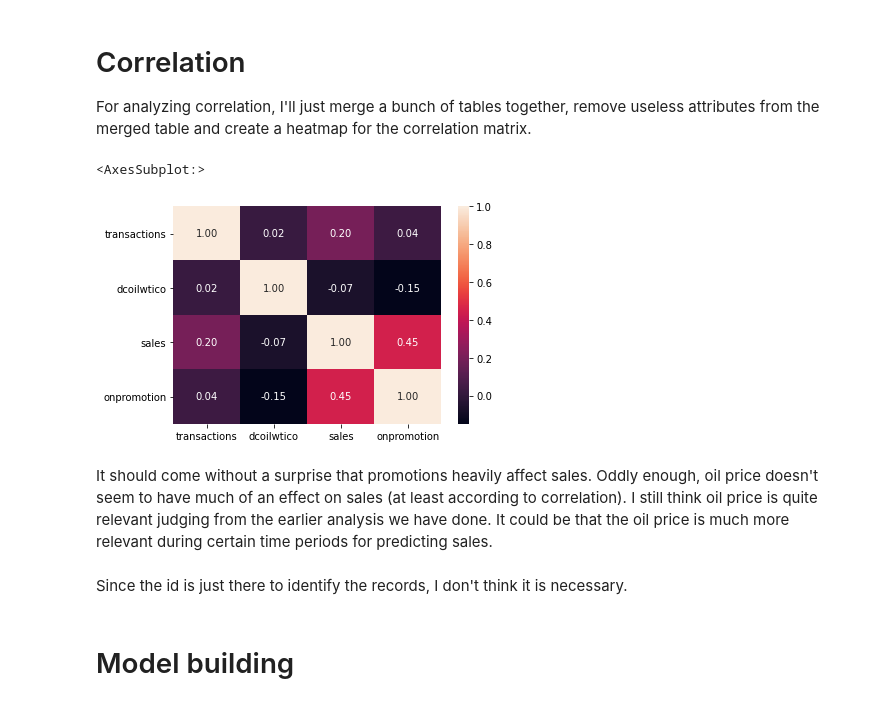
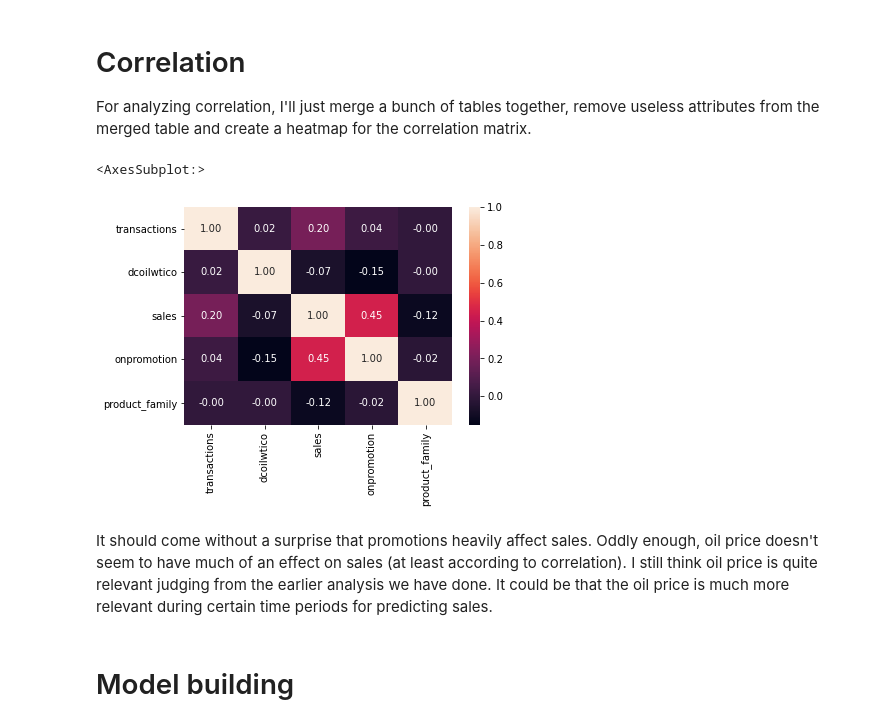
Before and after one commit to HelloWorld183L/EDA_Work, a Jupyter notebook: salestimeseries.ipynb, the cells around one changed output. Drawn from its saved outputs; the diff is of its cells as text; code cells hidden in the pictures.

```diff
--- a/salestimeseries.ipynb
+++ b/salestimeseries.ipynb
@@ -913,5 +894,5 @@ train_merged_df
 # %% [markdown]
 In order to use product_family, it will need encoding. We will use a LabelEncoder for this as the cardinality for one hot encoding would be far too much.
 # %%
-train_merged_df.drop('index', axis=1, inplace=True)
-test_merged_df.drop('index', axis=1, inplace=True)
+train_merged_df.drop(['index', 'id'], axis=1, inplace=True)
+test_merged_df.drop('id', axis=1, inplace=True)
@@ -921,10 +917,10 @@ KeyError: "['index'] not found in axis"
 # Correlation
 For analyzing correlation, I'll just merge a bunch of tables together, remove useless attributes from the merged table and create a heatmap for the correlation matrix.
 # %%
-trimmed_train_merged_df = train_merged_df[['transactions', 'dcoilwtico', 'sales', 'onpromotion']]
+trimmed_train_merged_df = train_merged_df[['transactions', 'dcoilwtico', 'sales', 'onpromotion', 'product_family']]
 sns.heatmap(trimmed_train_merged_df.corr(), annot=True, fmt='.2f')
 # %% [output]
 <AxesSubplot:>
-[figure, old version]
+[figure, new version]
 # %% [markdown]
 It should come without a surprise that promotions heavily affect sales. Oddly enough, oil price doesn't seem to have much of an effect on sales (at least according to correlation). I still think oil price is quite relevant judging from the earlier analysis we have done. It could be that the oil price is much more relevant during certain time periods for predicting sales.
@@ -934,5 +927,3 @@ test_df.drop('id', axis=1, inplace=True)
-# %% [markdown]
-Since the id is just there to identify the records, I don't think it is necessary.
 # %% [markdown]
 # Model building
 # %%
```
Also changed, not shown: parts of 15 cells of this notebook.
